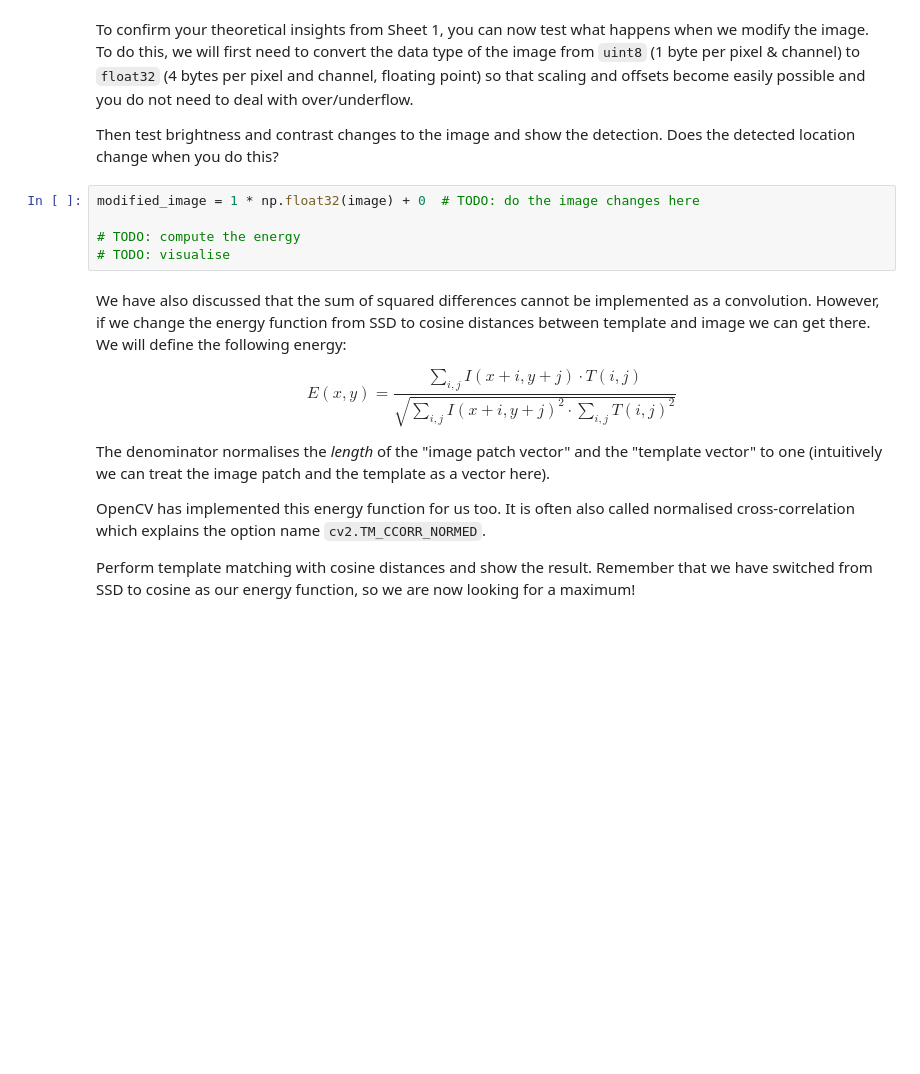
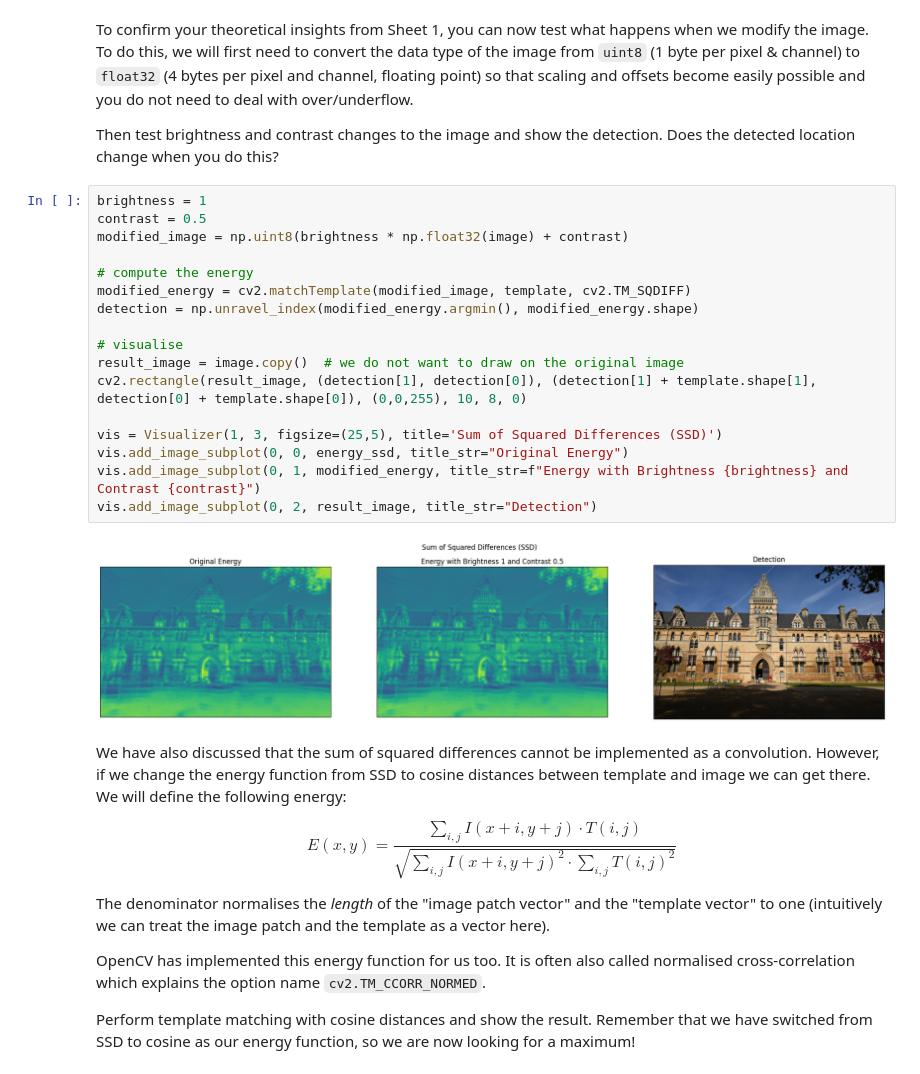
Before and after one commit to AxeJamie/Oxford-Computer-Vision-Practical, a Jupyter notebook: practical1.ipynb, the cells around one changed output. Cells and saved outputs as stored; diff of their text form; blank space fills up the shorter version.

```diff
--- a/practical1.ipynb
+++ b/practical1.ipynb
@@ -121,11 +121,25 @@ vis.add_image_subplot(0, 1, result_image, title_str="Detection")
 To confirm your theoretical insights from Sheet 1, you can now test what happens when we modify the image. To do this, we will first need to convert the data type of the image from `uint8` (1 byte per pixel & channel) to `float32` (4 bytes per pixel and channel, floating point) so that scaling and offsets become easily possible and you do not need to deal with over/underflow.
 
 Then test brightness and contrast changes to the image and show the detection. Does the detected location change when you do this?
-# %%
-modified_image = 1 * np.float32(image) + 0  # TODO: do the image changes here
-
-# TODO: compute the energy
-# TODO: visualise
+# %%
+brightness = 1
+contrast = 0.5
+modified_image = np.uint8(brightness * np.float32(image) + contrast)
+
+# compute the energy
+modified_energy = cv2.matchTemplate(modified_image, template, cv2.TM_SQDIFF)
+detection = np.unravel_index(modified_energy.argmin(), modified_energy.shape)
+
+# visualise
+result_image = image.copy()  # we do not want to draw on the original image
+cv2.rectangle(result_image, (detection[1], detection[0]), (detection[1] + template.shape[1], detection[0] + template.shape[0]), (0,0,255), 10, 8, 0)
+
+vis = Visualizer(1, 3, figsize=(25,5), title='Sum of Squared Differences (SSD)')
+vis.add_image_subplot(0, 0, energy_ssd, title_str="Original Energy")
+vis.add_image_subplot(0, 1, modified_energy, title_str=f"Energy with Brightness {brightness} and Contrast {contrast}")
+vis.add_image_subplot(0, 2, result_image, title_str="Detection")
+# %% [output]
+[figure, added]
 # %% [markdown]
 We have also discussed that the sum of squared differences cannot be implemented as a convolution. However, if we change the energy function from SSD to cosine distances between template and image we can get there. We will define the following energy:
 
```
